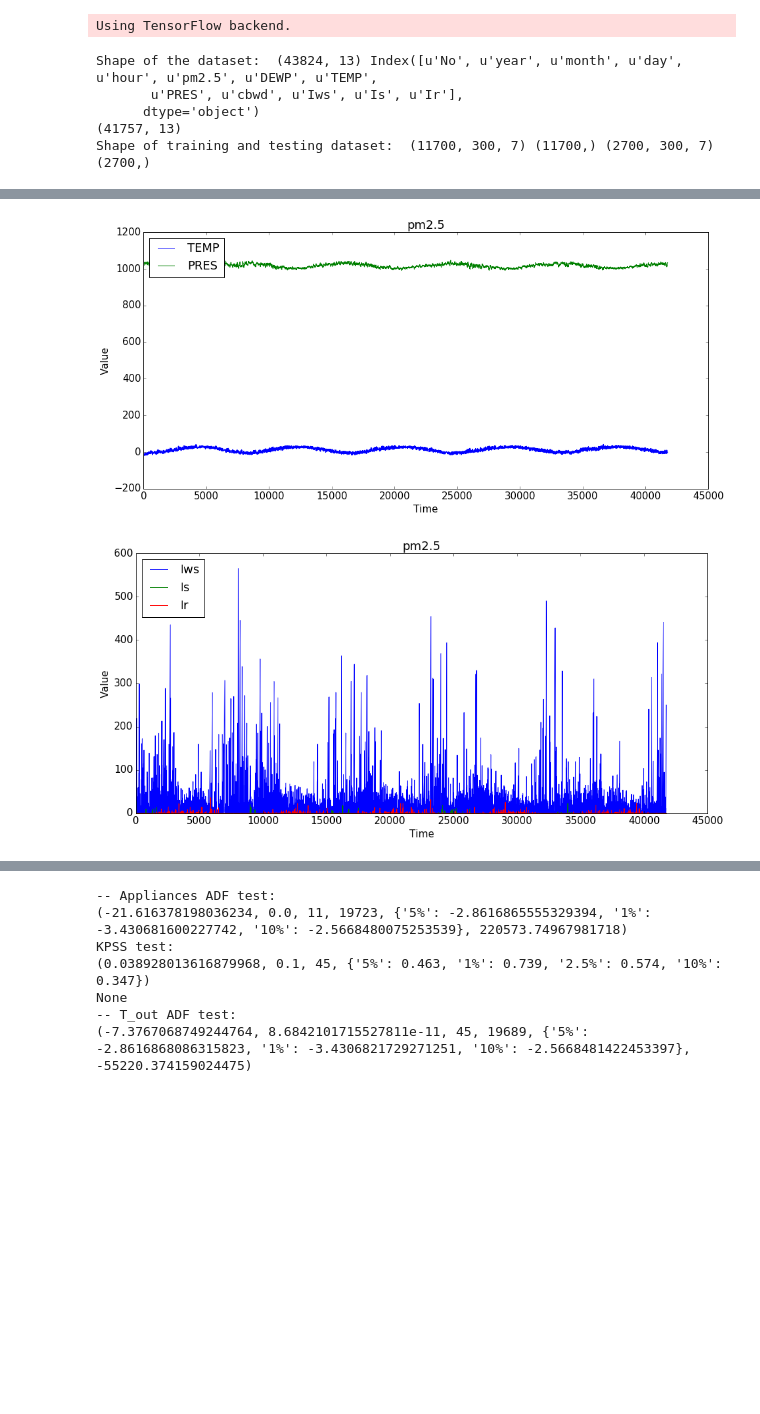
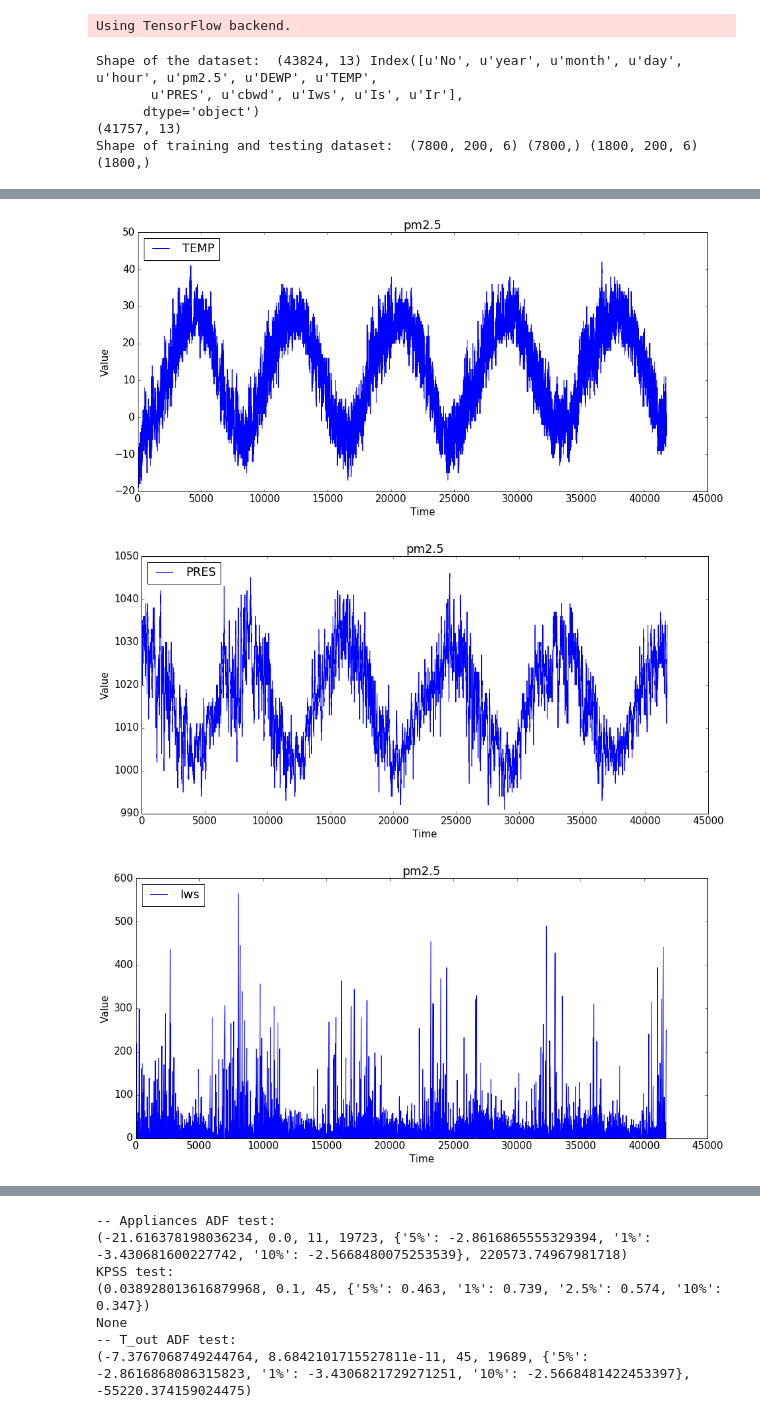
Before and after one commit to weilai0980/tsRNN, a Jupyter notebook: forecasting/data_prep.ipynb, the cells around one changed output, grey strips where cells are left out. Saved outputs shown, nothing was run; the diff lists cells and outputs as text; code cells hidden in the pictures; blank space fills up the shorter version.

Commit message:
temp pool

```diff
--- a/forecasting/data_prep.ipynb
+++ b/forecasting/data_prep.ipynb
@@ -141,7 +141,7 @@ def multivariate_ts_plot( dta_df, title_str ):
 # ---- common parameters ----
 para_uni_variate = False
 para_train_test_split = False
-para_win_size = 300
+para_win_size = 200
 para_is_stateful = False
 # %%
 # ---- DATA pm2.5 ----
@@ -158,11 +158,11 @@ print dta_df.shape
 
 # prepare training and testing data
 split_idx = int(0.8*dta_df.shape[0])
-para_train_range = (0, 12000)
-para_test_range  = (12000, 15000)
+para_train_range = (0, 8000)
+para_test_range  = (8000, 10000)
 
 target_col = 'pm2.5'
-feature_cols = ['DEWP', 'TEMP', 'PRES', 'Iws', 'Is', 'Ir']
+feature_cols = ['DEWP', 'PRES', 'Iws', 'Is', 'Ir']
 
 x_train, x_test, y_train, y_test = \
 build_training_testing_data_4learning( dta_df, target_col, feature_cols, \
@@ -181,12 +181,17 @@ multivariate_ts_plot( dta_df[['pm2.5']], 'pm2.5' )
 
 multivariate_ts_plot( dta_df[['DEWP']], 'pm2.5' )
 
-multivariate_ts_plot( dta_df[['TEMP', 'PRES', ]], 'pm2.5' )
+multivariate_ts_plot( dta_df[['TEMP']], 'pm2.5' )
 
-multivariate_ts_plot( dta_df[['Iws', 'Is', 'Ir' ]], 'pm2.5' )
+multivariate_ts_plot( dta_df[['PRES', ]], 'pm2.5' )
+
+
+multivariate_ts_plot( dta_df[['Iws' ]], 'pm2.5' )
+
+multivariate_ts_plot( dta_df[[ 'Is', 'Ir' ]], 'pm2.5' )
 # %% [output]
 Shape of the dataset:  (43824, 13) Index([u'No', u'year', u'month', u'day', u'hour', u'pm2.5', u'DEWP', u'TEMP',
        u'PRES', u'cbwd', u'Iws', u'Is', u'Ir'],
       dtype='object')
 (41757, 13)
-Shape of training and testing dataset:  (11700, 300, 7) (11700,) (2700, 300, 7) (2700,)
+Shape of training and testing dataset:  (7800, 200, 6) (7800,) (1800, 200, 6) (1800,)
@@ -195,4 +200,5 @@ Shape of training and testing dataset:  (11700, 300, 7) (11700,) (2700, 300, 7)
 [figure]
 [figure]
-[figure, old version]
+[figure, new version]
-[figure, old version]
+[figure, new version]
+[figure, added]
```
Also changed, not shown: parts of 5 cells of this notebook, 12 other files.
